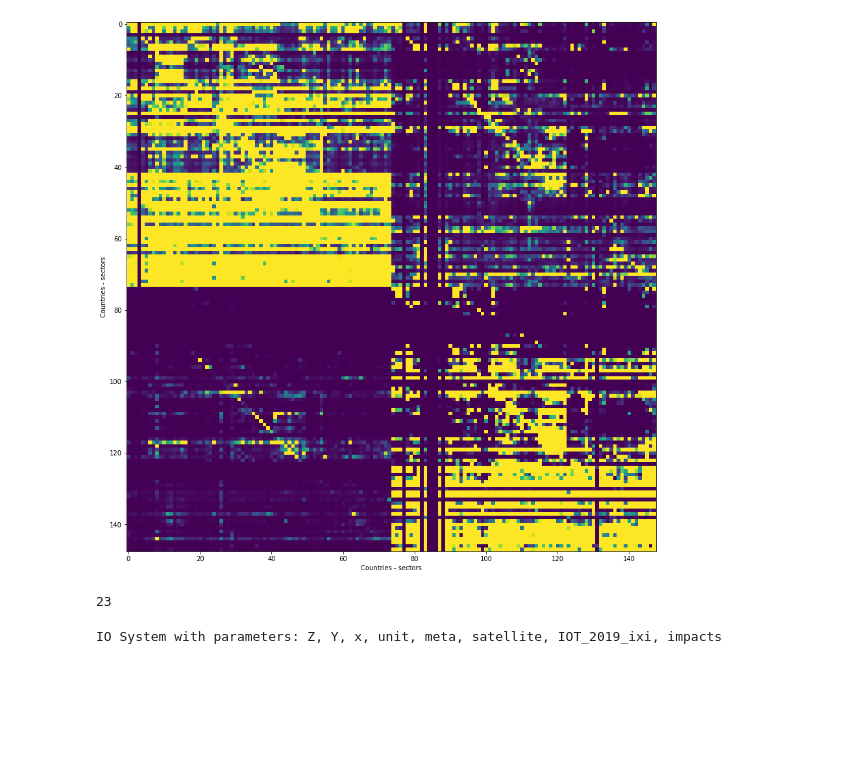
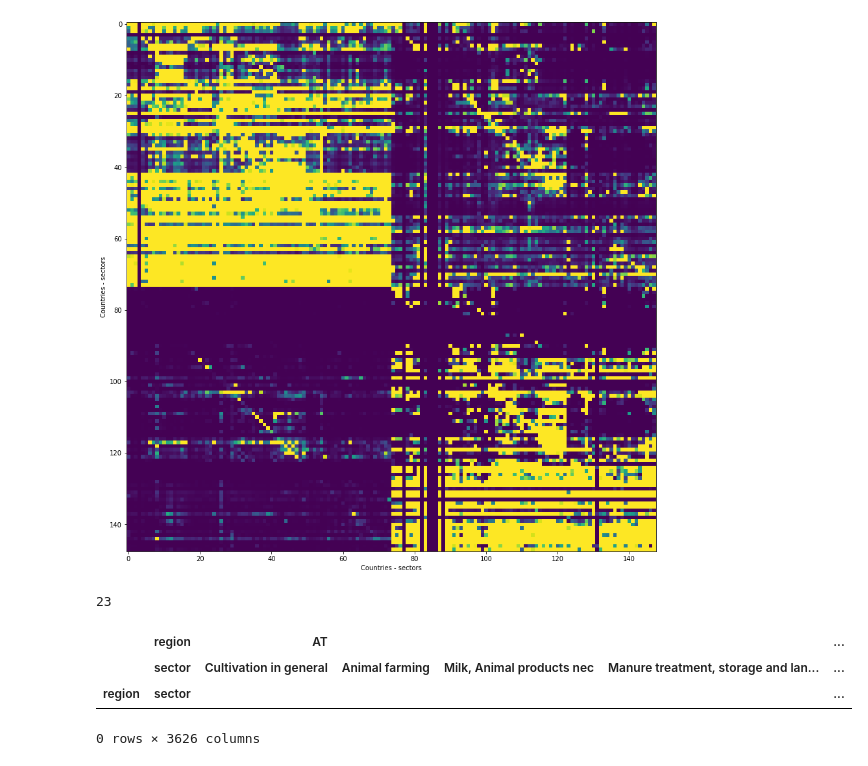
Before and after one commit to spjuhel/BoARIO, a Jupyter notebook: JupyNotebooks/model_testing.ipynb, the cells around one changed output. Drawn from its saved outputs; the diff is of its cells as text; code cells hidden in the pictures; blank space fills up the shorter version.

```diff
--- a/JupyNotebooks/model_testing.ipynb
+++ b/JupyNotebooks/model_testing.ipynb
@@ -576,6 +576,27 @@ import pickle as pkl
 with pathlib.Path("../../../Data/exio3_74sec_20220215-115159.pkl").open('rb') as f:
     mrio = pkl.load(f)
 # %%
-print(mrio)
+import pymrio as pym
+import numpy as np
+import pandas as pd
+import pickle as pkl
+import pathlib
+
+exio_path = "../../../Data/Snakeruns/inputs/IOT_2019_ixi.zip"
+exio3 = pym.parse_exiobase3(path=exio_path)
-# %% [output]
-IO System with parameters: Z, Y, x, unit, meta, satellite, IOT_2019_ixi, impacts
+# %%
+with pathlib.Path("../../../Data/Snakeruns/inputs/mrio_full.pkl").open('rb') as f:
+    mrio = pkl.load(f)
+
+with pathlib.Path("../../../Data/Snakeruns/inputs/mrio_full2.pkl").open('rb') as f:
+    mrio2 = pkl.load(f)
+# %%
+A = mrio.Z - mrio2.Z
+# %%
+#A = A.round(6)
+A[A!=0].dropna(how="all")
+# %% [output]
+|  | region | AT |  |  |  | ... |
+|  | sector | Cultivation in general | Animal farming | Milk, Animal products nec | Manure treatment, storage and lan... | ... |
+| region | sector |  |  |  |  | ... |
+0 rows × 3626 columns
```
Also changed, not shown: parts of 2 cells of this notebook, 4 other files.
